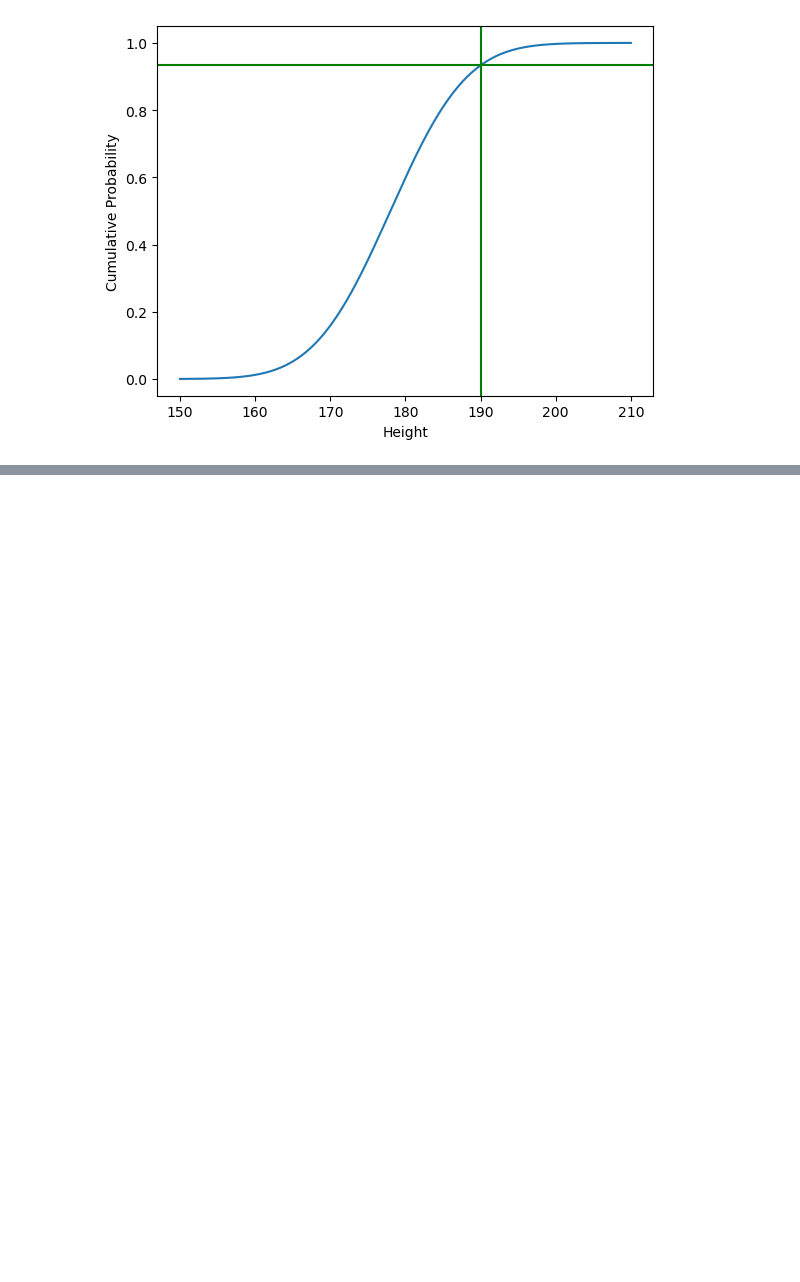
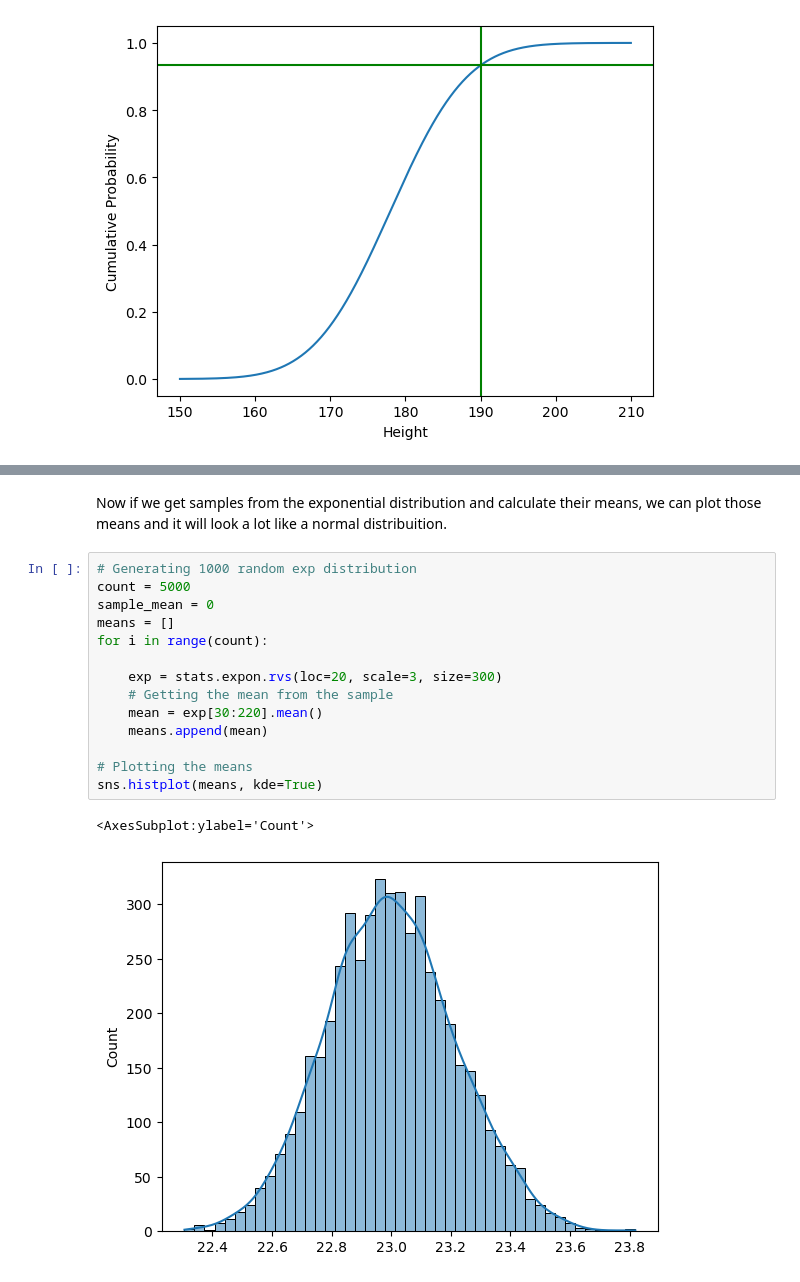
Before and after one commit to ReRiva/funddata-assessment, a Jupyter notebook: Assessment/normal-distribution-project.ipynb, the cells around one changed output, grey strips where cells are left out. Saved outputs shown, nothing was run; the diff lists cells and outputs as text; blank space fills up the shorter version.

```diff
--- a/Assessment/normal-distribution-project.ipynb
+++ b/Assessment/normal-distribution-project.ipynb
@@ -163,0 +180,19 @@ plt.show()
+# %% [markdown]
+Now if we get samples from the exponential distribution and calculate their means, we can plot those means and it will look a lot like a normal distribuition.
+# %%
+# Generating 1000 random exp distribution
+count = 5000
+sample_mean = 0
+means = []
+for i in range(count):
+
+    exp = stats.expon.rvs(loc=20, scale=3, size=300)
+    # Getting the mean from the sample
+    mean = exp[30:220].mean()
+    means.append(mean)
+
+# Plotting the means
+sns.histplot(means, kde=True)
+# %% [output]
+<AxesSubplot:ylabel='Count'>
+[figure, added]
```
Also changed, not shown: parts of 6 cells of this notebook.
